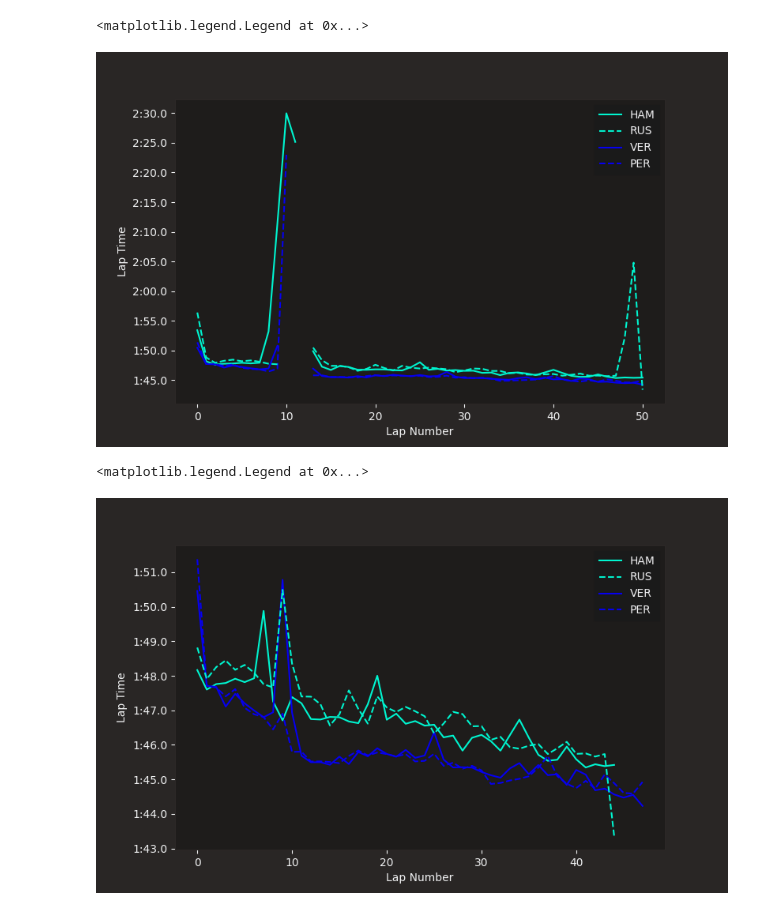
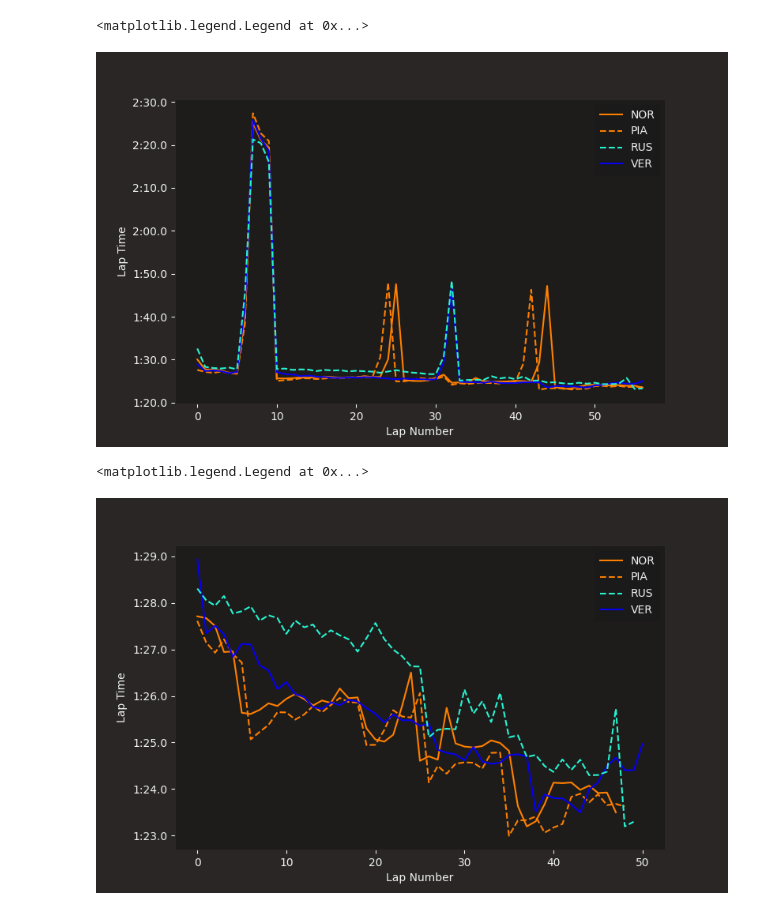
Before and after one commit to vitorvelozo/cesar-beat-f1-workshop, a Jupyter notebook: notebooks/plot_styling/driver_specific.ipynb, the cells around one changed output. Saved outputs shown, nothing was run; the diff lists cells and outputs as text; code cells hidden in the pictures.

Commit message:
add(notebooks): driver specific plotting

```diff
--- a/notebooks/plot_styling/driver_specific.ipynb
+++ b/notebooks/plot_styling/driver_specific.ipynb
@@ -7,6 +7,6 @@ from matplotlib import pyplot as plt
 
 ff1.plotting.setup_mpl(mpl_timedelta_support=True, color_scheme="fastf1")
 # %%
-race = ff1.get_session(2023, "Azerbaijan", "R")
+race = ff1.get_session(2025, 23, "R")
 race.load()
 # %% [output]
@@ -30,12 +28,12 @@ core           INFO     Finished loading data for 20 drivers: ['11', '1', '16',
 # %%
 fig, ax = plt.subplots(figsize=(8, 5))
 
-for driver in ('HAM', 'PER', 'VER', 'RUS'):
+for driver in ("NOR", "PIA", "VER", "RUS"):
     laps = race.laps.pick_drivers(driver).reset_index()
     style = plotting.get_driver_style(identifier=driver,
-                                      style=['color', 'linestyle'],
+                                      style=["color", "linestyle"],
                                       session=race)
-    ax.plot(laps['LapTime'], **style, label=driver)
+    ax.plot(laps["LapTime"], **style, label=driver)
 
 ax.set_xlabel("Lap Number")
 ax.set_ylabel("Lap Time")
@@ -43,21 +41,21 @@ ax.legend()
 plotting.add_sorted_driver_legend(ax, race)
 # %% [output]
 <matplotlib.legend.Legend at 0x...>
-[figure, old version]
+[figure, new version]
 # %%
 fig, ax = plt.subplots(figsize=(8, 5))
 
-for driver in ('HAM', 'PER', 'VER', 'RUS'):
+for driver in ("NOR", "PIA", "VER", "RUS"):
     laps = race.laps.pick_drivers(driver).pick_quicklaps().reset_index()
     style = plotting.get_driver_style(identifier=driver,
-                                      style=['color', 'linestyle'],
+                                      style=["color", "linestyle"],
                                       session=race)
-    ax.plot(laps['LapTime'], **style, label=driver)
+    ax.plot(laps["LapTime"], **style, label=driver)
 
 ax.set_xlabel("Lap Number")
 ax.set_ylabel("Lap Time")
 ax.legend()
 plotting.add_sorted_driver_legend(ax, race)
 # %% [output]
 <matplotlib.legend.Legend at 0x...>
-[figure, old version]
+[figure, new version]
```
Also changed, not shown: parts of 1 cell of this notebook.
